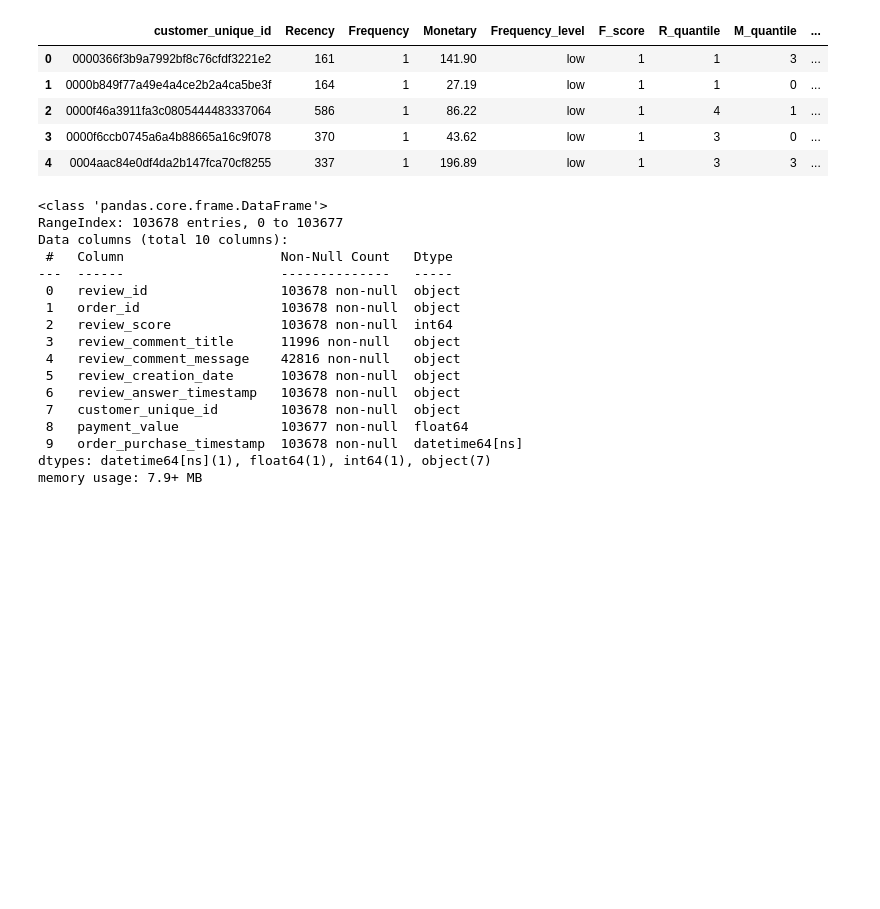
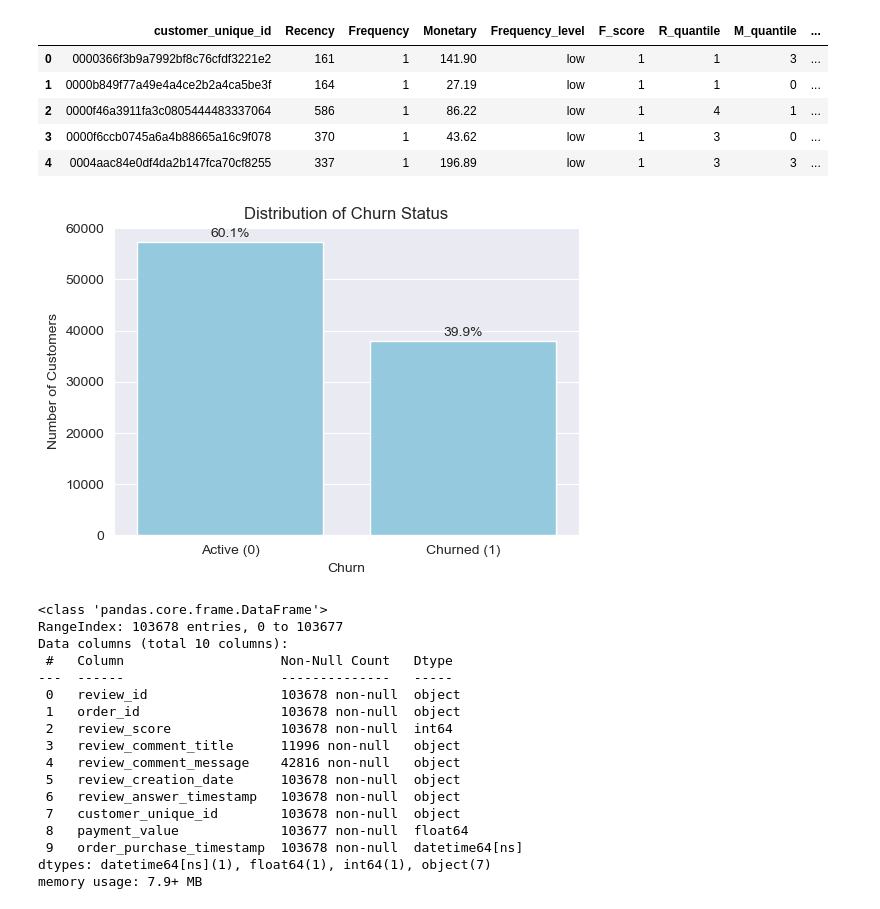
Before and after one commit to jinijini20/SKN14-2nd-5Team, a Jupyter notebook: YiseoY/0529_eda.ipynb, the cells around one changed output. Cells and saved outputs as stored; diff of their text form; code cells hidden in the pictures; blank space fills up the shorter version.

Commit message:
Feat: churn 컬럼 생성

```diff
--- a/YiseoY/0529_eda.ipynb
+++ b/YiseoY/0529_eda.ipynb
@@ -2955,6 +2968,26 @@ all_rfm_df.head()
 | 2 | 0000f46a3911fa3c0805444483337064 | 586 | 1 | 86.22 | low | 1 | 4 | 1 | ... |
 | 3 | 0000f6ccb0745a6a4b88665a16c9f078 | 370 | 1 | 43.62 | low | 1 | 3 | 0 | ... |
 | 4 | 0004aac84e0df4da2b147fca70cf8255 | 337 | 1 | 196.89 | low | 1 | 3 | 3 | ... |
+# %%
+churn_counts = all_rfm_df['churn'].value_counts().sort_index()
+total = churn_counts.sum()
+
+plt.figure(figsize=(6,4))
+ax = sns.barplot(x=churn_counts.index, y=churn_counts.values, color='skyblue')
+
+plt.xticks([0,1], ['Active (0)', 'Churned (1)'])
+plt.xlabel('Churn')
+plt.ylabel('Number of Customers')
+plt.title('Distribution of Churn Status')
+
+# 막대 위에 비율 표시
+for i, count in enumerate(churn_counts.values):
+    percentage = count / total * 100
+    ax.text(i, count + total*0.01, f'{percentage:.1f}%', ha='center')
+
+plt.show()
+# %% [output]
+[figure, added]
 # %%
 reviews_pay_orders.info()
 # %% [output]
```
Also changed, not shown: parts of 16 cells of this notebook, 1 other file.
